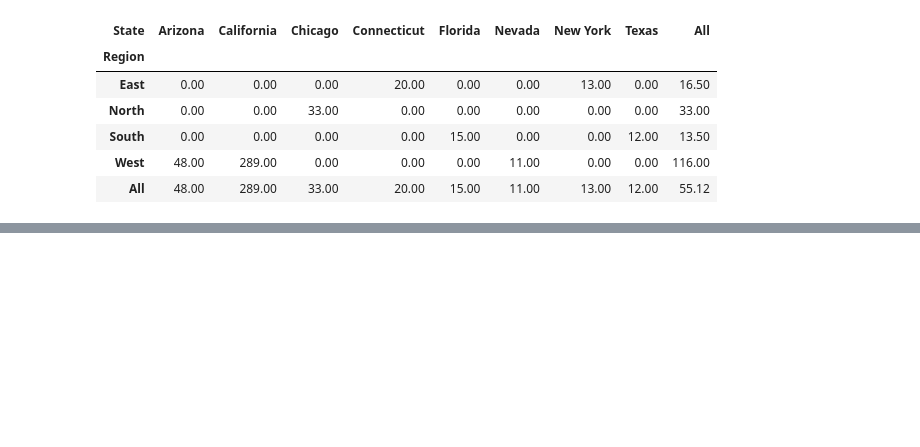
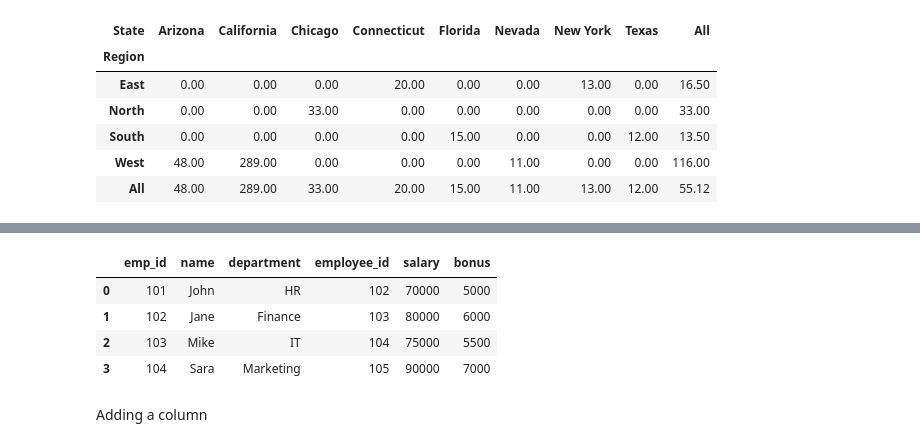
Before and after one commit to aishwarya-12/Anaconda_pratice, a Jupyter notebook: pandas_practice.ipynb, the cells around one changed output, grey strips where cells are left out. Drawn from its saved outputs; the diff is of its cells as text; code cells hidden in the pictures; blank space fills up the shorter version.

```diff
--- a/pandas_practice.ipynb
+++ b/pandas_practice.ipynb
@@ -554,0 +722,11 @@ pd.pivot_table(
+# %%
+df_concat = pd.concat([df1,df2],axis =1)          #column wise
+df_concat
+# %% [output]
+|  | emp_id | name | department | employee_id | salary | bonus |
+| 0 | 101 | John | HR | 102 | 70000 | 5000 |
+| 1 | 102 | Jane | Finance | 103 | 80000 | 6000 |
+| 2 | 103 | Mike | IT | 104 | 75000 | 5500 |
+| 3 | 104 | Sara | Marketing | 105 | 90000 | 7000 |
+# %% [markdown]
+Adding a column
```
Also changed, not shown: parts of 28 cells of this notebook.
